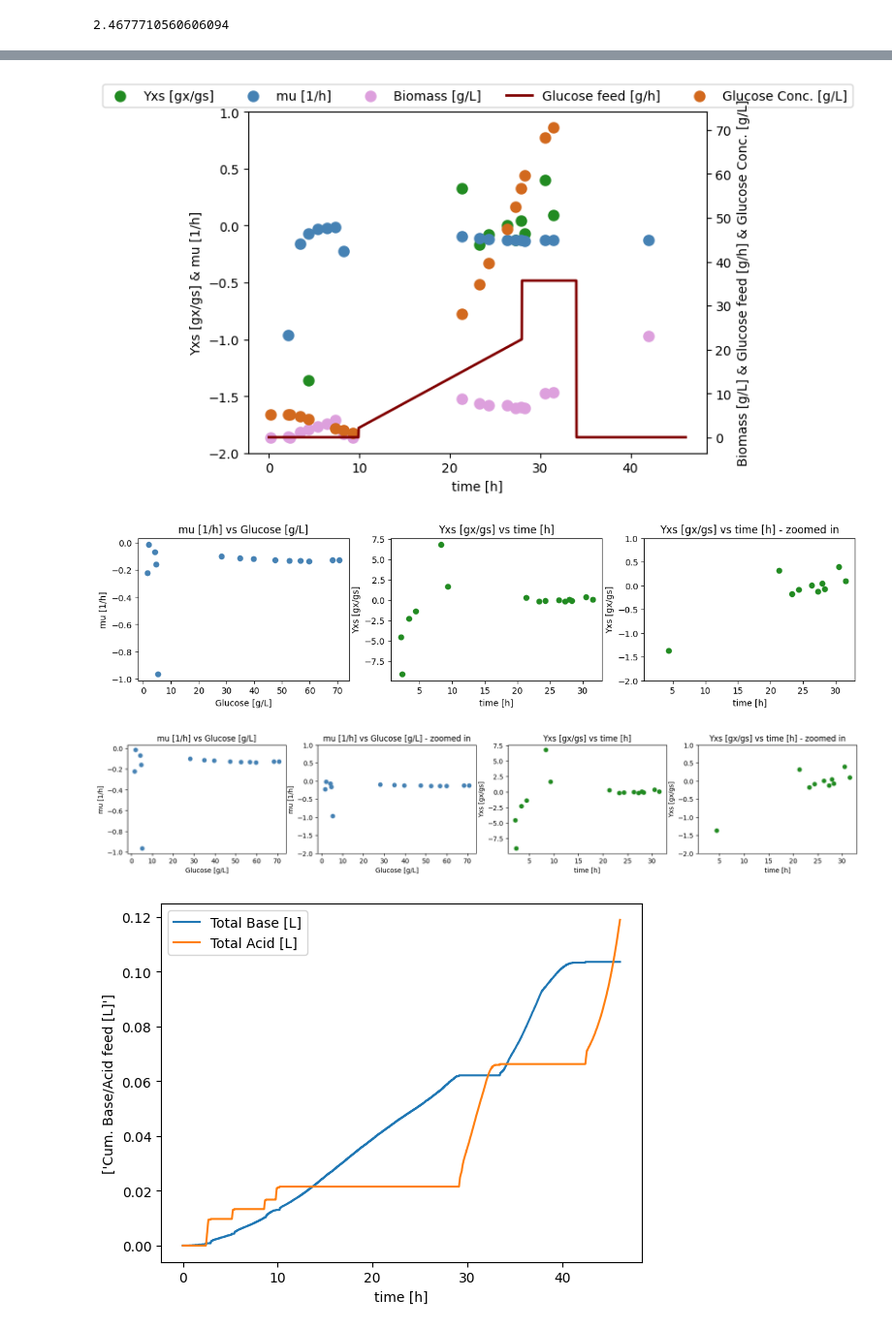
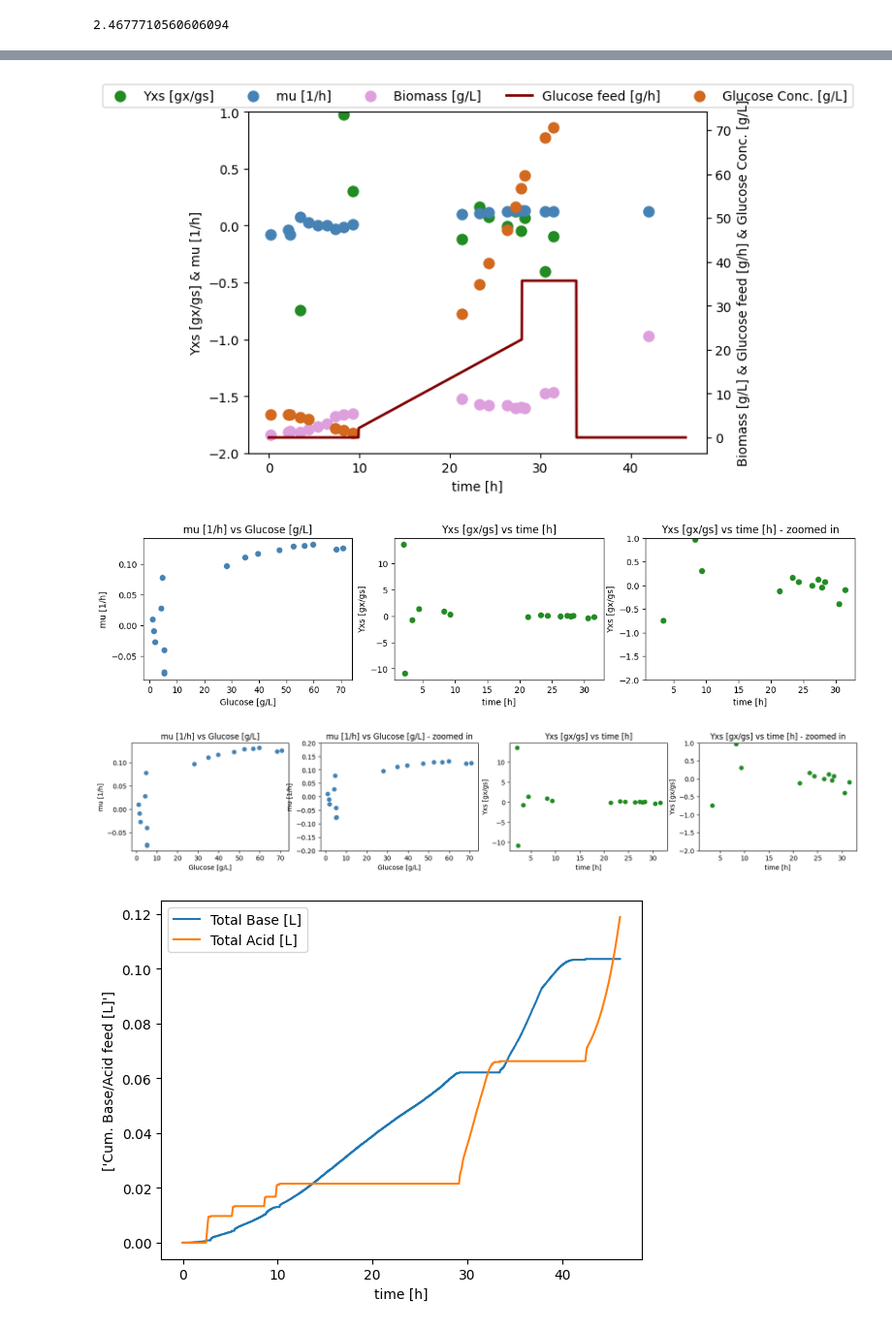
Before and after one commit to boripf/hybrid-model-corynebacterium, a Jupyter notebook: A_preprocessing.ipynb, the cells around one changed output, grey strips where cells are left out. Shown at 97% size. Cells and saved outputs as stored; diff of their text form; code cells hidden in the pictures.

Commit message:
biomass adjustment, evaporation term

```diff
--- a/A_preprocessing.ipynb
+++ b/A_preprocessing.ipynb
@@ -176,18 +176,15 @@ df_hplc.head(23)
 df_Yxs = df_biomass.merge(df_hplc, on='time [h]', how='left')
 
 #this way i tried to calculated it always outgoing from the first sample data to the next one. 1 to 2, 1 to 3, 1 to 4...
-df_Yxs['mu [1/h]'] = np.log(df_Yxs['Biomass [g/L]'] - df_Yxs['Biomass [g/L]'].iloc[0]) / df_Yxs['time [h]'] - df_Yxs['time [h]'].iloc[0]
+df_Yxs['mu [1/h]'] = ((np.log(df_Yxs['Biomass [g/L]'] - np.log(df_Yxs['Biomass [g/L]'].iloc[0]))) / df_Yxs['time [h]'] - df_Yxs['time [h]'].iloc[0])*(-1)
+# df_Yxs['mu [1/h]'] = np.log(df_Yxs['Biomass [g/L]'].diff()) / df_Yxs['time [h]'].diff()
+
+df_Yxs['Yxs [gx/gs]'] = df_Yxs['Biomass [g/L]'].diff() / df_Yxs['Glucose [g/L]'].diff()*(-1)
  # df_Yxs['Yxs [gx/gs]'] = (df_Yxs['Biomass [g/L]'] - df_Yxs['Biomass [g/L]'].iloc[0]) / (df_Yxs['Glucose [g/L]'] - df_Yxs['Glucose [g/L]'].iloc[0])
-
-# df_Yxs['mu [1/h]'] = np.log(df_Yxs['Biomass [g/L]'].diff()) / df_Yxs['time [h]'].diff()
-df_Yxs['Yxs [gx/gs]'] = df_Yxs['Biomass [g/L]'].diff() / df_Yxs['Glucose [g/L]'].diff()
-
 
 # Save the DataFrame to an Excel file
 df_Yxs.to_excel('Yxs_table.xlsx', index=False)
 
 df_Yxs.head(20)
-
-# Frage: warum erhalten wir NaN werte für 5 und 6 ?
 # %% [output]
 |  | Biomass [g/L] | time [h] | Glucose [g/L] | Glycerol [g/L] | Lactic acid [g/L] | Acetic acid [g/L] | ... |
@@ -266,0 +287,4 @@ df.head()
+# %%
+
+df['F_evap [kg/h]'] = (df['Air feed [mL/min]']*60/100)*(0.0235*3294) - 0.65 # carolines euqation, question mark is just the concentration of water that goes in (last term)
+df.head()
@@ -368,7 +400,7 @@ all_labels = labels + labels_2nd # + labels_3rd
 ax.legend(all_handles, all_labels, loc='upper center', bbox_to_anchor=(0.5, 1.1), ncols=5)
 plt.show()
 # %% [output]
-[figure, old version]
+[figure, new version]
 # %%
 fig, ax = plt.subplots(1, 3, figsize=(15,3))
 
@@ -389,33 +421,33 @@ ax[1].set_title('Yxs [gx/gs] vs time [h]')
 ax[2].set_title('Yxs [gx/gs] vs time [h] - zoomed in')
 plt.show()
 # %% [output]
-[figure, old version]
+[figure, new version]
 # %%
 fig, ax = plt.subplots(1, 4, figsize=(20,3))
 
 ax[0].scatter(df['Glucose [g/L]'], df['mu [1/h]'], label='mu [1/h]', color='steelblue', linewidth=1)
 ax[1].scatter(df['Glucose [g/L]'], df['mu [1/h]'], label='mu [1/h]', color='steelblue', linewidth=1)
-ax[1].set_ylim(-2, 1)
+ax[1].set_ylim(-0.2, 0.2)
 ax[2].scatter(df['time [h]'], df['Yxs [gx/gs]'], label='Yxs [gx/gs]', color='forestgreen', linewidth=1)
 ax[3].scatter(df['time [h]'], df['Yxs [gx/gs]'], label='Yxs [gx/gs]', color='forestgreen', linewidth=1)
 ax[3].set_ylim(-2, 1)
 
 ax[0].set_xlabel('Glucose [g/L]')
 ax[0].set_ylabel('mu [1/h]')
 ax[1].set_xlabel('Glucose [g/L]')
 ax[1].set_ylabel('mu [1/h]')
 ax[2].set_xlabel('time [h]')
 ax[2].set_ylabel('Yxs [gx/gs]')
 ax[3].set_xlabel('time [h]')
 ax[3].set_ylabel('Yxs [gx/gs]')
 
 ax[0].set_title('mu [1/h] vs Glucose [g/L]')
 ax[1].set_title('mu [1/h] vs Glucose [g/L] - zoomed in')
 ax[2].set_title('Yxs [gx/gs] vs time [h]')
 ax[3].set_title('Yxs [gx/gs] vs time [h] - zoomed in')
 plt.show()
 # %% [output]
-[figure, old version]
+[figure, new version]
 # %%
 fig, ax = plt.subplots()
 
```
Also changed, not shown: parts of 7 cells of this notebook, 6 other files.
